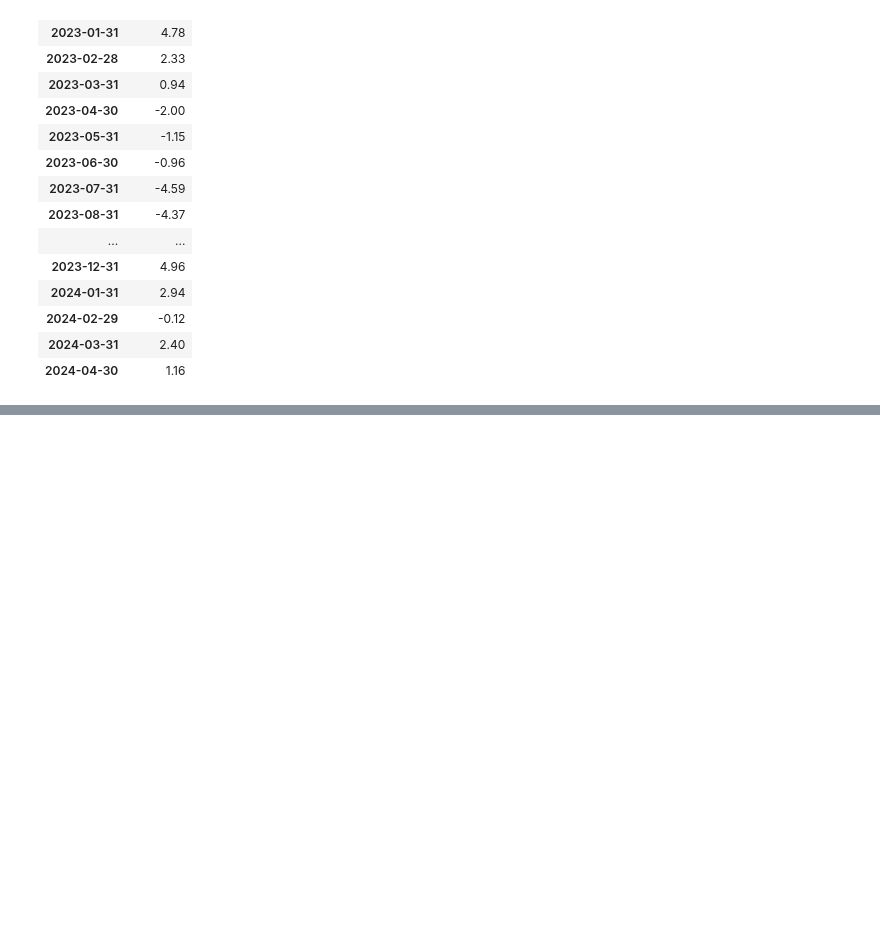
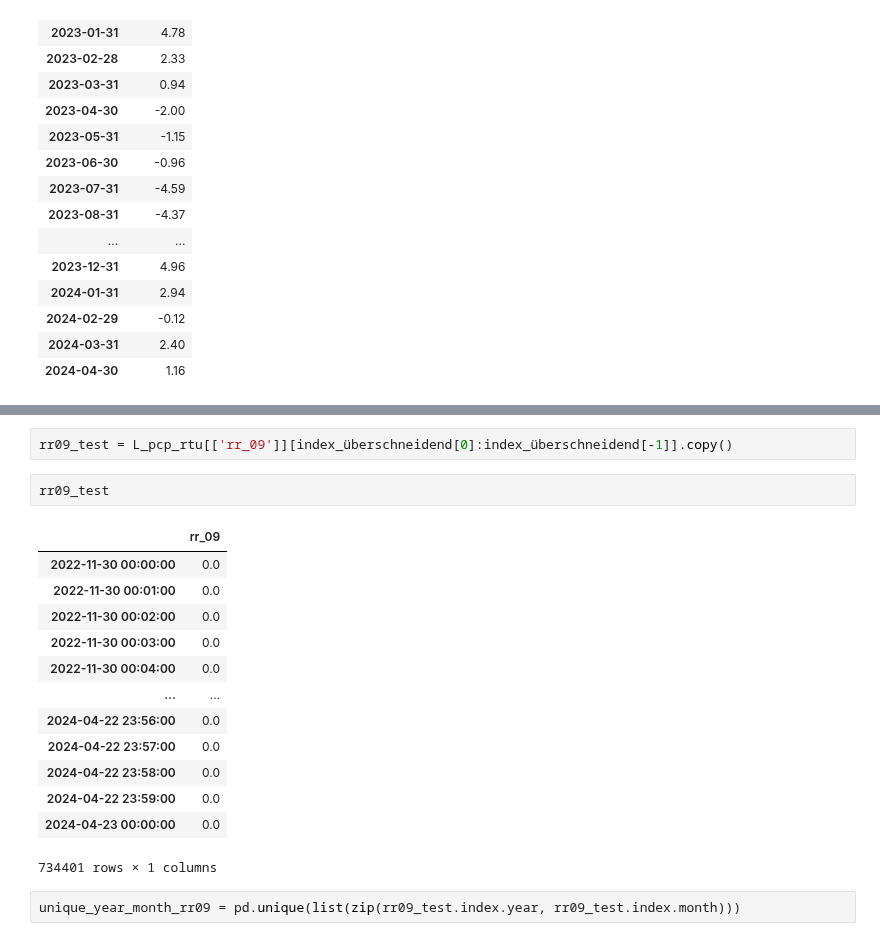
Before and after one commit to Nicholas202024/Hiwi_Code, a Jupyter notebook: korrigieren_mit_differenz_Raine.ipynb, the cells around one changed output, grey strips where cells are left out. Drawn from its saved outputs; the diff is of its cells as text; blank space fills up the shorter version.

```diff
--- a/korrigieren_mit_differenz_Raine.ipynb
+++ b/korrigieren_mit_differenz_Raine.ipynb
@@ -256,0 +297,20 @@ print(fct.calculate_correlation_with_without_resample(Raine_rtu_1M, L_pcp_rtu_1M
+# %%
+rr09_test = L_pcp_rtu[['rr_09']][index_überschneidend[0]:index_überschneidend[-1]].copy()
+# %%
+rr09_test
+# %% [output]
+|  | rr_09 |
+| 2022-11-30 00:00:00 | 0.0 |
+| 2022-11-30 00:01:00 | 0.0 |
+| 2022-11-30 00:02:00 | 0.0 |
+| 2022-11-30 00:03:00 | 0.0 |
+| 2022-11-30 00:04:00 | 0.0 |
+| ... | ... |
+| 2024-04-22 23:56:00 | 0.0 |
+| 2024-04-22 23:57:00 | 0.0 |
+| 2024-04-22 23:58:00 | 0.0 |
+| 2024-04-22 23:59:00 | 0.0 |
+| 2024-04-23 00:00:00 | 0.0 |
+734401 rows × 1 columns
+# %%
+unique_year_month_rr09 = pd.unique(list(zip(rr09_test.index.year, rr09_test.index.month)))
```
Also changed, not shown: parts of 9 cells of this notebook.
